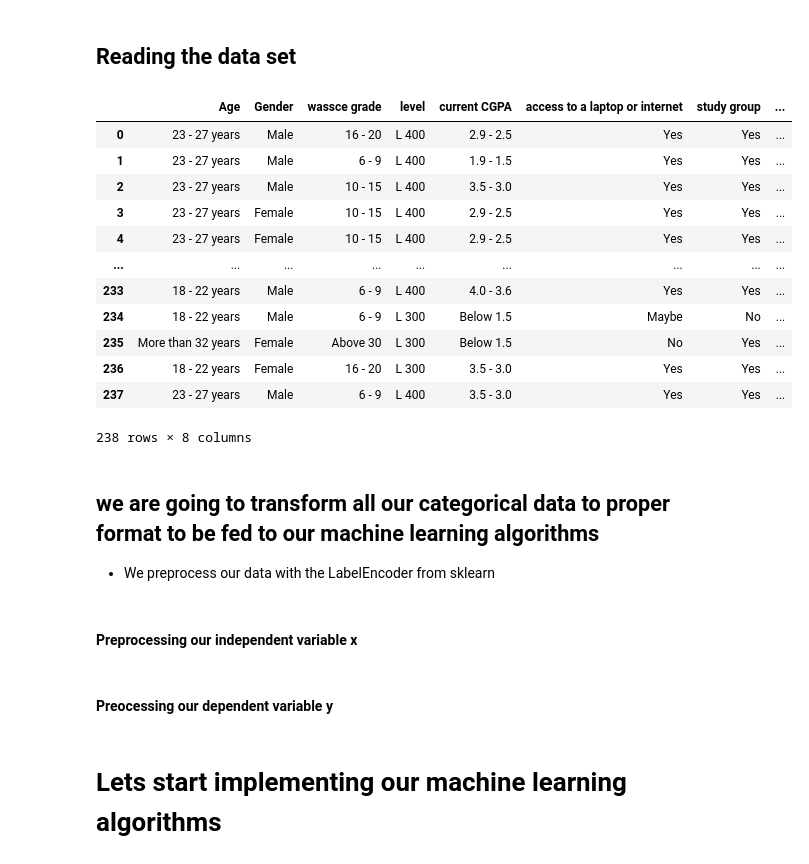
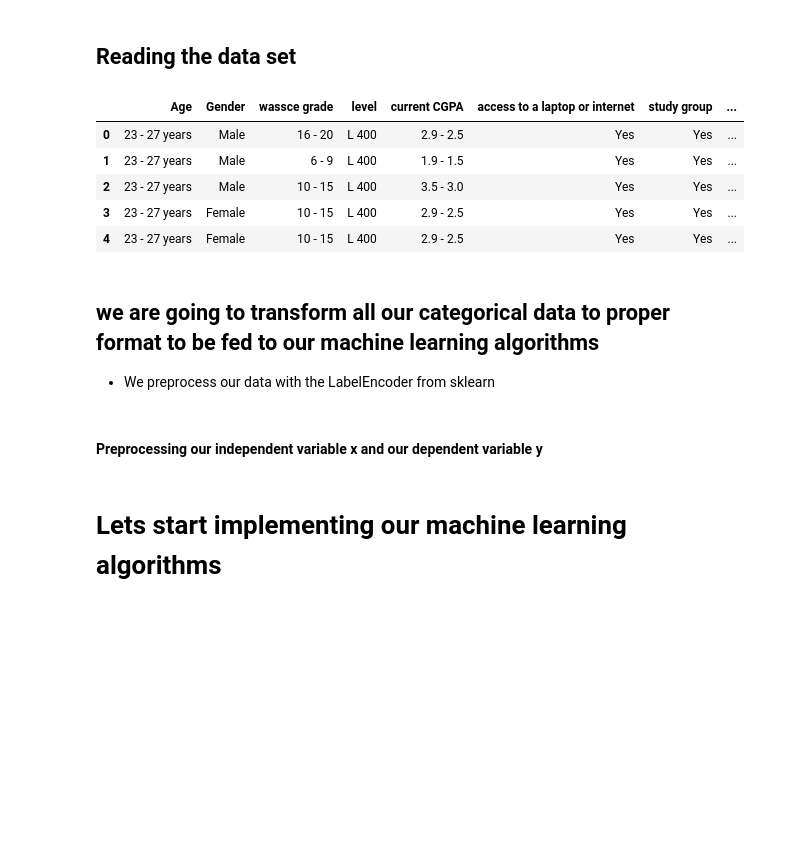
Before and after one commit to Ukomming/Predicting_students_performance-main-master, a Jupyter notebook: linear_regression.ipynb, the cells around one changed output. Saved outputs shown, nothing was run; the diff lists cells and outputs as text; code cells hidden in the pictures; blank space fills up the shorter version.

```diff
--- a/linear_regression.ipynb
+++ b/linear_regression.ipynb
@@ -23,23 +29,16 @@ for dirname, _, filenames in os.walk('./output/'):
 ## Reading the data set
 # %%
 df = pd.read_csv('./output/cleaned_data.csv')
-df
+df.head()
 # %% [output]
 |  | Age | Gender | wassce grade | level | current CGPA | access to a laptop or internet | study group | ... |
 | 0 | 23 - 27 years | Male | 16 - 20 | L 400 | 2.9 - 2.5 | Yes | Yes | ... |
 | 1 | 23 - 27 years | Male | 6 - 9 | L 400 | 1.9 - 1.5 | Yes | Yes | ... |
 | 2 | 23 - 27 years | Male | 10 - 15 | L 400 | 3.5 - 3.0 | Yes | Yes | ... |
 | 3 | 23 - 27 years | Female | 10 - 15 | L 400 | 2.9 - 2.5 | Yes | Yes | ... |
 | 4 | 23 - 27 years | Female | 10 - 15 | L 400 | 2.9 - 2.5 | Yes | Yes | ... |
-| ... | ... | ... | ... | ... | ... | ... | ... | ... |
-| 233 | 18 - 22 years | Male | 6 - 9 | L 400 | 4.0 - 3.6 | Yes | Yes | ... |
-| 234 | 18 - 22 years | Male | 6 - 9 | L 300 | Below 1.5 | Maybe | No | ... |
-| 235 | More than 32 years | Female | Above 30 | L 300 | Below 1.5 | No | Yes | ... |
-| 236 | 18 - 22 years | Female | 16 - 20 | L 300 | 3.5 - 3.0 | Yes | Yes | ... |
-| 237 | 23 - 27 years | Male | 6 - 9 | L 400 | 3.5 - 3.0 | Yes | Yes | ... |
-238 rows × 8 columns
 # %% [markdown]
 ## we are going to transform all our categorical data to proper format to be fed to our machine learning algorithms
 * We preprocess our data with the LabelEncoder from sklearn
 # %% [markdown]
-#### Preprocessing our independent variable x
+#### Preprocessing our independent variable x and our dependent variable y
@@ -59,2 +61,0 @@ x[:,6] =label_encoder_x.fit_transform(x[:,6])
-# %% [markdown]
-#### Preocessing our dependent variable y
```
Also changed, not shown: parts of 13 cells of this notebook, 10 other files.
